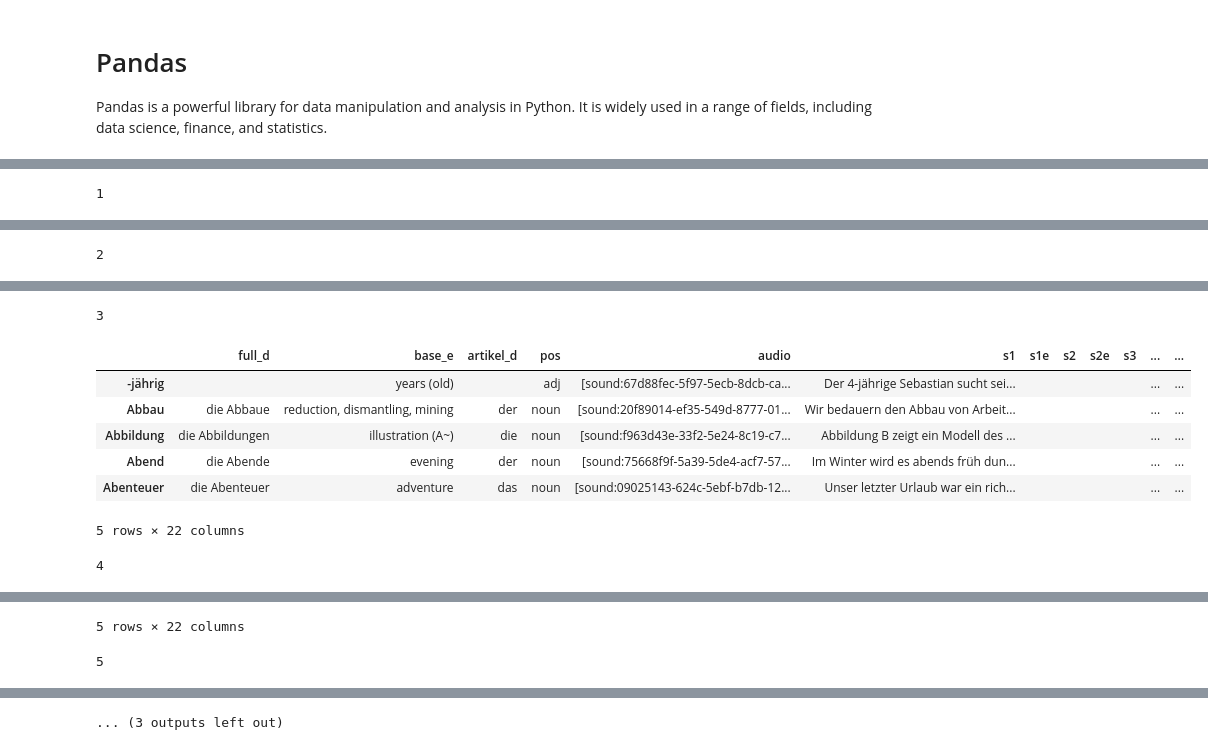
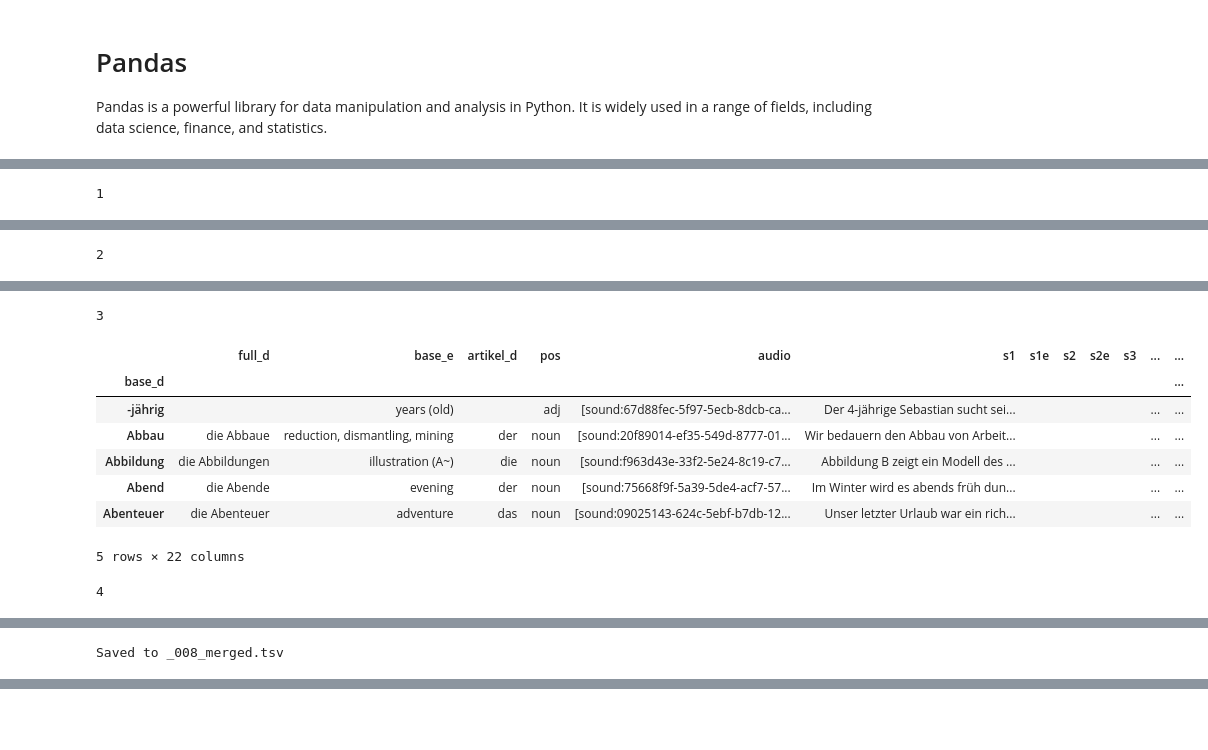
Before and after one commit to gotofritz/jupyter, a Jupyter notebook: katas/pandas_katas/solutions/008_pandas_anki.ipynb, the cells around one changed output, grey strips where cells are left out. Saved outputs shown, nothing was run; the diff lists cells and outputs as text; code cells hidden in the pictures; blank space fills up the shorter version.

```diff
--- a/katas/pandas_katas/solutions/008_pandas_anki.ipynb
+++ b/katas/pandas_katas/solutions/008_pandas_anki.ipynb
@@ -39,4 +39,11 @@ from IPython.core.interactiveshell import InteractiveShell
 
 pd.set_option('display.max_rows', None)
 InteractiveShell.ast_node_interactivity = "all"
+
+STEP_1 = "008_4000_words_start.tsv"
+STEP_2 = "_008_4000_words_step_2.tsv"
+STEP_3 = "_008_merged.tsv"
+STEP_4 = "_008_merged_4.tsv"
+STEP_5 = "_008_merged_5.tsv"
+STEP_END = "_008_merged_end.tsv"
 # %% [markdown]
@@ -175,58 +180,31 @@ True
 # %%
-file_last_step = "006_4000_words_step_2.tsv"
-df_4000_words_4 = None
+file_last_step = STEP_2
+df_4000_words = None
 
-file_to_merge = "006_Goethe_words.tsv"
+file_to_merge = "008_Goethe_words.tsv"
 df_goethe = None
 
 suffix = '_goethe'
-default_columns = ["artikel_d", "full_d", "base_e"]
-save_to = "006_merged.tsv"
 
+save_to = STEP_3
 # solution
 
 1
-df_4000_words_4 = pd.read_csv(file_last_step, sep="\t", index_col=2).fillna("")
-df_4000_words_4.head()
+df_4000_words = pd.read_csv(file_last_step, sep="\t", index_col=2).fillna("")
+df_4000_words.head()
 
 2
-df_goethe = pd.read_csv(file_to_merge, sep="\t", index_col=2, header=None, names=df_4000_words_4.columns).fillna("")
+df_goethe = pd.read_csv(file_to_merge, sep="\t", index_col=2, header=None, names=df_4000_words.columns).fillna("")
+df_goethe.index.name = df_4000_words.index.name
 df_goethe.head()
 
 3
-merged_df = df_4000_words_4.merge(df_goethe, left_index=True, right_index=True, how="outer", suffixes=["", suffix]).fillna("")
+merged_df = df_4000_words.merge(df_goethe, how="outer", left_index=True, right_index=True, suffixes=["", suffix]).fillna("")
 merged_df.head()
 
 4
-def move_across(row):
-    if row["s1"] == "":
-        row["s1"] = row[f"s1{suffix}"]
-        row["s2"] = row[f"s2{suffix}"]
-        row["s3"] = row[f"s3{suffix}"]
-    elif row["s2"] == "":
-        row["s2"] = row[f"s1{suffix}"]
-        row["s3"] = row[f"s2{suffix}"]
-    elif row["s3"] == "":
-        row["s3"] = row[f"s1{suffix}"]
-    for col in default_columns:
-        if row[col] == "":
-            row[col] = row[f"{col}{suffix}"]
-    return row
-merged_df = merged_df.apply(move_across, axis=1)
-merged_df.head()
-
-5
-merged_df.drop(merged_df.filter(like=suffix).columns, axis=1, inplace=True)
-merged_df.head()
-
-6
-merged_df = merged_df.reset_index()
-new_col = merged_df.pop('index')
-merged_df.insert(2, 'base_d', new_col)
-merged_df[:20]
-
-7
-merged_df.to_csv(save_to, sep="\t", index=False, header=True)
+merged_df.to_csv(save_to, sep="\t")
+print(f"Saved to {save_to}")
 # %% [output]
 1
 |  | full_d | base_e | artikel_d | pos | audio | s1 | s1e | s2 | s2e | s3 | s3e |
@@ -241,10 +220,11 @@ merged_df.to_csv(save_to, sep="\t", index=False, header=True)
 | abbiegen | abbiegen, biegt ab, bog ab, ist a... | to turn off, bend |  |  |  | An der nächsten Kreuzung müssen S... | At the next junction you have to ... |  |  |  |  |
 | Abbildung | die Abbildung, -en | Illustration | die |  |  | Hier in der Abbildung sehen Sie, ... | Here you can see how to turn on t... |  |  |  |  |
 | aber | aber | but |  |  |  | Heute kann ich nicht, aber morgen... | I can not today, but certainly to... | Es lag sehr viel Schnee, aber Enz... | There was a lot of snow, but Enzo... | Wir haben nur eine kleine Wohnung... | We only have a small apartment, b... |
 | Abfall | der Abfall, -"e | waste, rubbish, garbage (not M~) | der |  |  | Werfen Sie den Bioabfall in die g... | Throw the bio-waste into the gree... |  |  |  |  |
 | abfahren | abfahren, fährt ab, fuhr ab, ist ... | to depart |  |  |  | Unser Zug ist pünktlich abgefahren. | Our train left on time. |  |  |  |  |
 3
 |  | full_d | base_e | artikel_d | pos | audio | s1 | s1e | s2 | s2e | s3 | ... | ... |
+| base_d |  |  |  |  |  |  |  |  |  |  |  | ... |
 | -jährig |  | years (old) |  | adj | [sound:67d88fec-5f97-5ecb-8dcb-ca... | Der 4-jährige Sebastian sucht sei... |  |  |  |  | ... | ... |
 | Abbau | die Abbaue | reduction, dismantling, mining | der | noun | [sound:20f89014-ef35-549d-8777-01... | Wir bedauern den Abbau von Arbeit... |  |  |  |  | ... | ... |
 | Abbildung | die Abbildungen | illustration (A~) | die | noun | [sound:f963d43e-33f2-5e24-8c19-c7... | Abbildung B zeigt ein Modell des ... |  |  |  |  | ... | ... |
@@ -261,2 +235 @@ merged_df.to_csv(save_to, sep="\t", index=False, header=True)
-5 rows × 22 columns
+Saved to _008_merged.tsv
-5
@@ -269 +235,0 @@ merged_df.to_csv(save_to, sep="\t", index=False, header=True)
-... (3 outputs left out)
```
Also changed, not shown: parts of 14 cells of this notebook, 16 other files.
